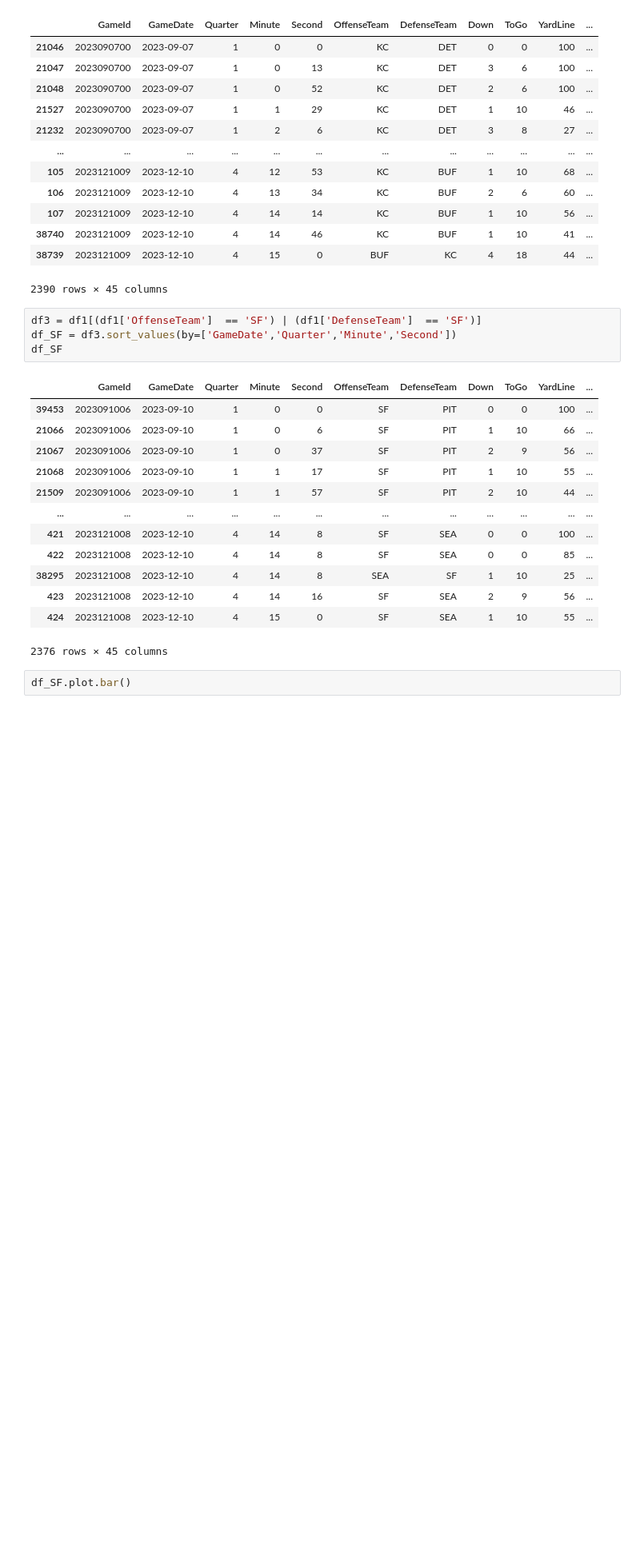
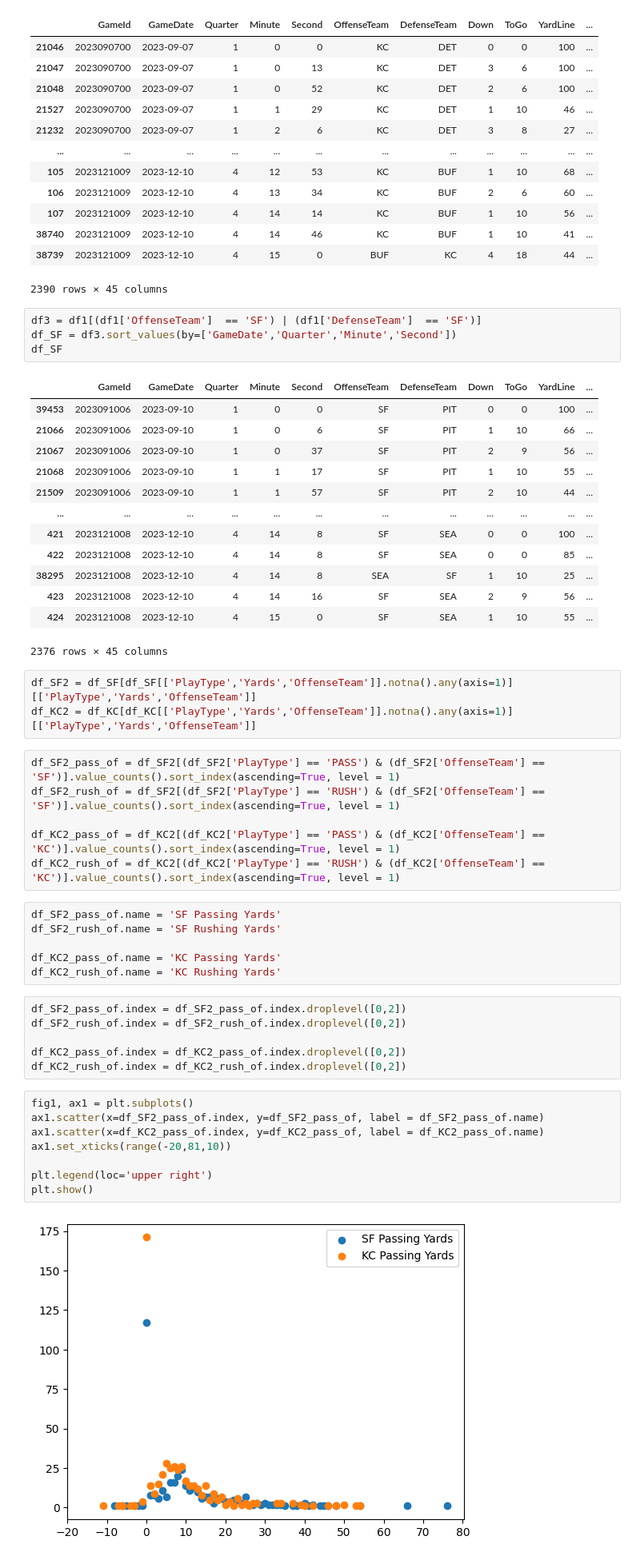
Before and after one commit to Pratik-Chaudhari-ggc/GT-Hacklytics, a Jupyter notebook: notebooks/pratikc-notebook.ipynb, the cells around one changed output. Shown at 80% size. Saved outputs shown, nothing was run; the diff lists cells and outputs as text; blank space fills up the shorter version.

```diff
--- a/notebooks/pratikc-notebook.ipynb
+++ b/notebooks/pratikc-notebook.ipynb
@@ -54,5 +55,34 @@ df_SF
 | 423 | 2023121008 | 2023-12-10 | 4 | 14 | 16 | SF | SEA | 2 | 9 | 56 | ... |
 | 424 | 2023121008 | 2023-12-10 | 4 | 15 | 0 | SF | SEA | 1 | 10 | 55 | ... |
 2376 rows × 45 columns
-# %%
-df_SF.plot.bar()
+# %%
+df_SF2 = df_SF[df_SF[['PlayType','Yards','OffenseTeam']].notna().any(axis=1)][['PlayType','Yards','OffenseTeam']]
+df_KC2 = df_KC[df_KC[['PlayType','Yards','OffenseTeam']].notna().any(axis=1)][['PlayType','Yards','OffenseTeam']]
+# %%
+df_SF2_pass_of = df_SF2[(df_SF2['PlayType'] == 'PASS') & (df_SF2['OffenseTeam'] == 'SF')].value_counts().sort_index(ascending=True, level = 1)
+df_SF2_rush_of = df_SF2[(df_SF2['PlayType'] == 'RUSH') & (df_SF2['OffenseTeam'] == 'SF')].value_counts().sort_index(ascending=True, level = 1)
+
+df_KC2_pass_of = df_KC2[(df_KC2['PlayType'] == 'PASS') & (df_KC2['OffenseTeam'] == 'KC')].value_counts().sort_index(ascending=True, level = 1)
+df_KC2_rush_of = df_KC2[(df_KC2['PlayType'] == 'RUSH') & (df_KC2['OffenseTeam'] == 'KC')].value_counts().sort_index(ascending=True, level = 1)
+# %%
+df_SF2_pass_of.name = 'SF Passing Yards'
+df_SF2_rush_of.name = 'SF Rushing Yards'
+
+df_KC2_pass_of.name = 'KC Passing Yards'
+df_KC2_rush_of.name = 'KC Rushing Yards'
+# %%
+df_SF2_pass_of.index = df_SF2_pass_of.index.droplevel([0,2])
+df_SF2_rush_of.index = df_SF2_rush_of.index.droplevel([0,2])
+
+df_KC2_pass_of.index = df_KC2_pass_of.index.droplevel([0,2])
+df_KC2_rush_of.index = df_KC2_rush_of.index.droplevel([0,2])
+# %%
+fig1, ax1 = plt.subplots()
+ax1.scatter(x=df_SF2_pass_of.index, y=df_SF2_pass_of, label = df_SF2_pass_of.name)
+ax1.scatter(x=df_KC2_pass_of.index, y=df_KC2_pass_of, label = df_KC2_pass_of.name)
+ax1.set_xticks(range(-20,81,10))
+
+plt.legend(loc='upper right')
+plt.show()
+# %% [output]
+[figure, added]
```
Also changed, not shown: parts of 2 cells of this notebook.
